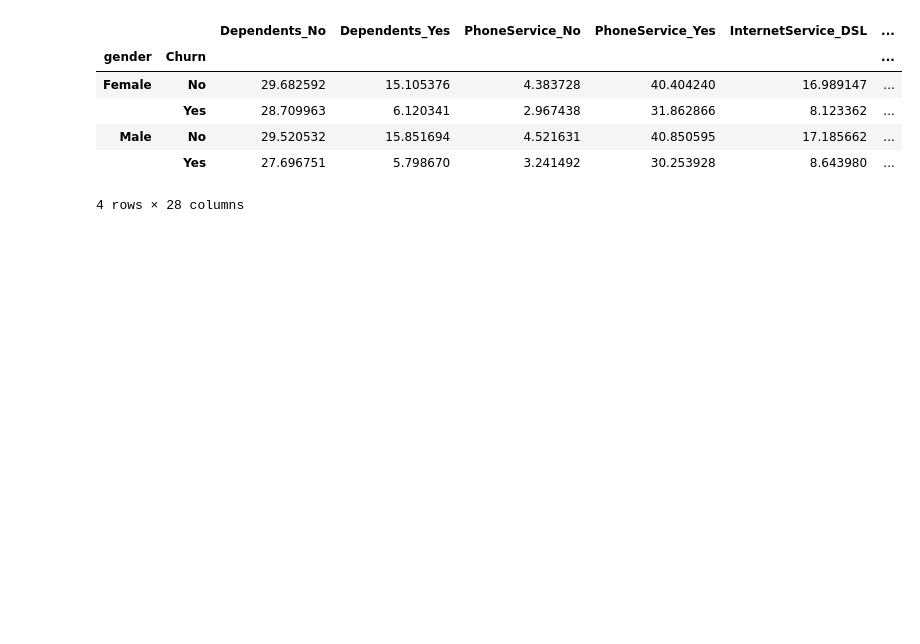
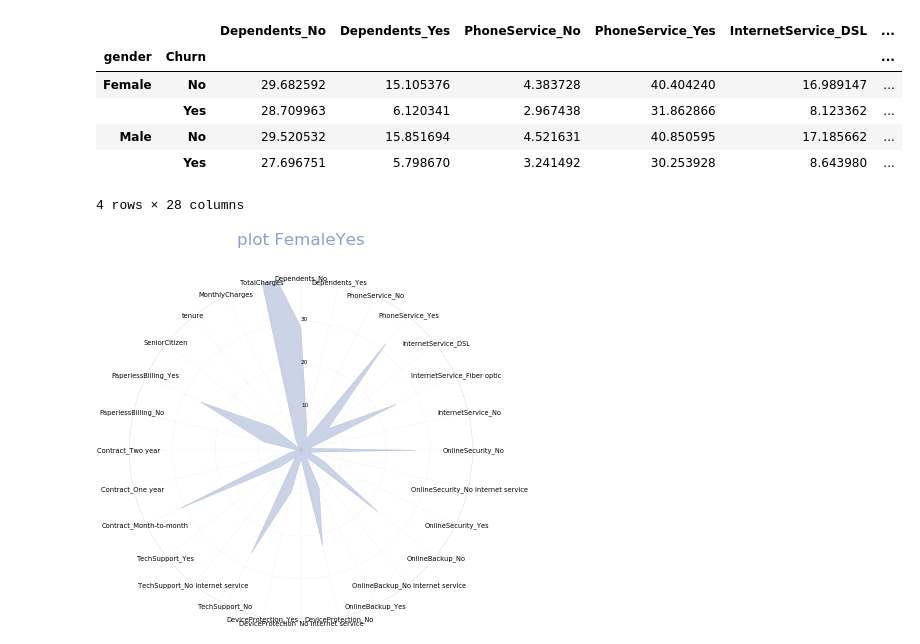
Before and after one commit to tchala14/gittry, a Jupyter notebook: TchalinsChurn.ipynb, the cells around one changed output. Drawn from its saved outputs; the diff is of its cells as text; code cells hidden in the pictures; blank space fills up the shorter version.

```diff
--- a/TchalinsChurn.ipynb
+++ b/TchalinsChurn.ipynb
@@ -1070,3 +1070,44 @@ a*100
 | Male | No | 29.520532 | 15.851694 | 4.521631 | 40.850595 | 17.185662 | ... |
 |  | Yes | 27.696751 | 5.798670 | 3.241492 | 30.253928 | 8.643980 | ... |
 4 rows × 28 columns
+# %%
+def make_spider1( row, title, color,figname):
+
+    # number of variable
+    categories=list(dfreset1)[1:]
+    N = len(categories)
+
+    # What will be the angle of each axis in the plot? (we divide the plot / number of variable)
+    angles = [n / float(N) * 2 * pi for n in range(N)]
+    angles += angles[:1]
+
+    # Initialise the spider plot
+    ax = plt.subplot(2,2,row+1, polar=True, )
+
+    # If you want the first axis to be on top:
+    ax.set_theta_offset(pi / 2)
+    ax.set_theta_direction(-1)
+
+    # Draw one axe per variable + add labels labels yet
+    plt.xticks(angles[:-1], categories, color='black', size=80)
+
+    # Draw ylabels
+    ax.set_rlabel_position(0)
+    plt.yticks([10,20,30], ["10","20","30"], color="black", size=70)
+    plt.ylim(0,40)
+
+    # Ind1
+    values=dfreset1.loc[row].drop('plot').values.flatten().tolist()
+    values += values[:1]
+    ax.plot(angles, values, color=color, linewidth=2, linestyle='solid')
+    ax.fill(angles, values, color=color, alpha=0.45)
+
+    # Add a title
+    plt.title(title, size=200, color=color, y=1.1)
+    plt.savefig(figname)
+# %%
+my_dpi=6
+plt.figure(figsize=(1000/my_dpi, 1000/my_dpi), dpi=my_dpi)
+make_spider1( row=1, title='plot '+dfreset1['plot'][1], color=my_palette(1), figname='fig2.png')
+# %% [output]
+[figure, added]
```
Also changed, not shown: parts of 6 cells of this notebook, 6 other files.
